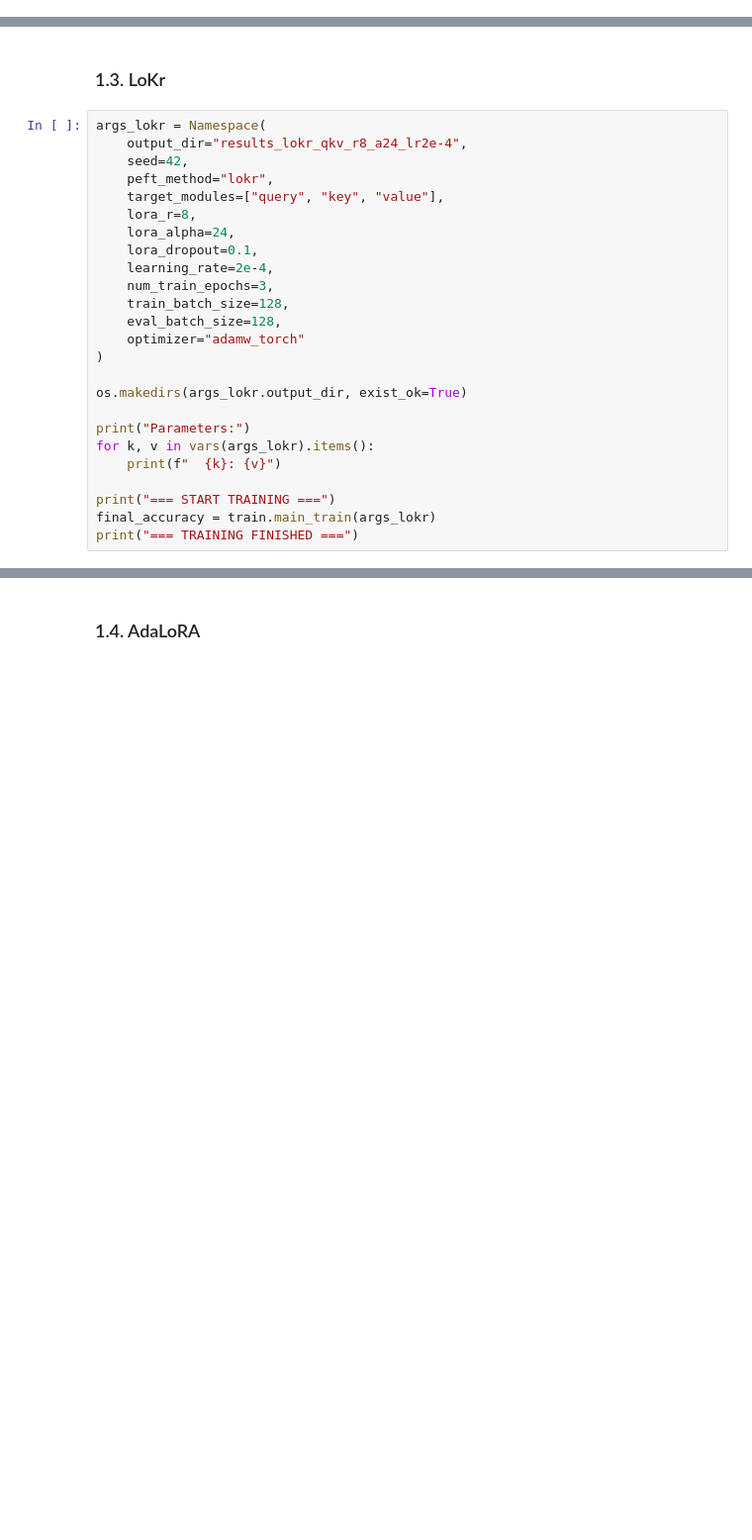
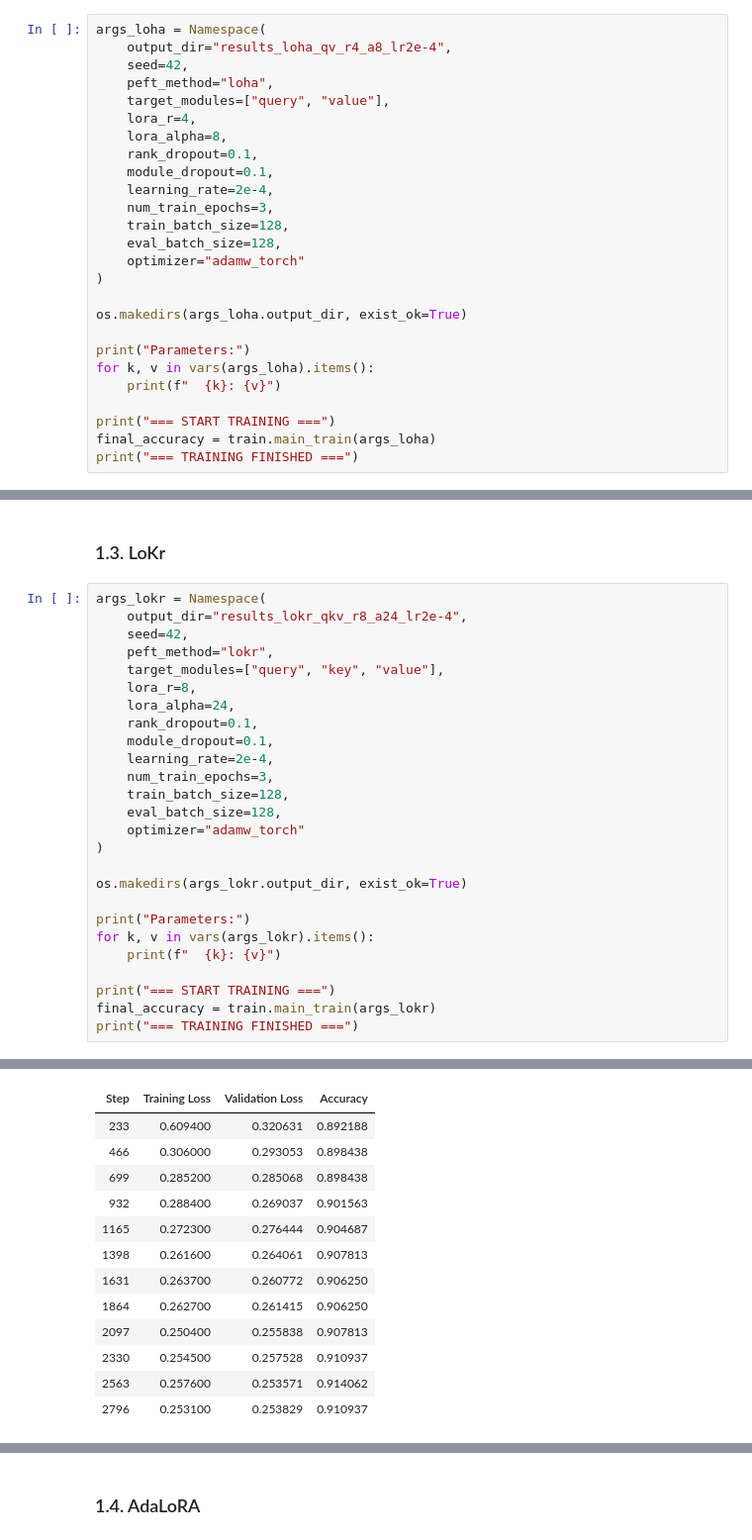
Before and after one commit to Hadlay-Zhang/RoBERTa-LoRA-Finetuning, a Jupyter notebook: Final_Submission.ipynb, the cells around one changed output, grey strips where cells are left out. Shown at 99% size. Drawn from its saved outputs; the diff is of its cells as text; blank space fills up the shorter version.

```diff
--- a/Final_Submission.ipynb
+++ b/Final_Submission.ipynb
@@ -78,0 +167,26 @@ print("=== TRAINING FINISHED ===")
+# %%
+args_loha = Namespace(
+    output_dir="results_loha_qv_r4_a8_lr2e-4",
+    seed=42,
+    peft_method="loha",
+    target_modules=["query", "value"],
+    lora_r=4,
+    lora_alpha=8,
+    rank_dropout=0.1,
+    module_dropout=0.1,
+    learning_rate=2e-4,
+    num_train_epochs=3,
+    train_batch_size=128,
+    eval_batch_size=128,
+    optimizer="adamw_torch"
+)
+
+os.makedirs(args_loha.output_dir, exist_ok=True)
+
+print("Parameters:")
+for k, v in vars(args_loha).items():
+    print(f"  {k}: {v}")
+
+print("=== START TRAINING ===")
+final_accuracy = train.main_train(args_loha)
+print("=== TRAINING FINISHED ===")
@@ -86,7 +283,8 @@ args_lokr = Namespace(
     target_modules=["query", "key", "value"],
     lora_r=8,
     lora_alpha=24,
-    lora_dropout=0.1,
+    rank_dropout=0.1,
+    module_dropout=0.1,
     learning_rate=2e-4,
     num_train_epochs=3,
     train_batch_size=128,
@@ -103,3 +301,4 @@ for k, v in vars(args_lokr).items():
 print("=== START TRAINING ===")
 final_accuracy = train.main_train(args_lokr)
 print("=== TRAINING FINISHED ===")
+# %% [output]
@@ -105,0 +341,13 @@ print("=== TRAINING FINISHED ===")
+| Step | Training Loss | Validation Loss | Accuracy |
+| 233 | 0.609400 | 0.320631 | 0.892188 |
+| 466 | 0.306000 | 0.293053 | 0.898438 |
+| 699 | 0.285200 | 0.285068 | 0.898438 |
+| 932 | 0.288400 | 0.269037 | 0.901563 |
+| 1165 | 0.272300 | 0.276444 | 0.904687 |
+| 1398 | 0.261600 | 0.264061 | 0.907813 |
+| 1631 | 0.263700 | 0.260772 | 0.906250 |
+| 1864 | 0.262700 | 0.261415 | 0.906250 |
+| 2097 | 0.250400 | 0.255838 | 0.907813 |
+| 2330 | 0.254500 | 0.257528 | 0.910937 |
+| 2563 | 0.257600 | 0.253571 | 0.914062 |
+| 2796 | 0.253100 | 0.253829 | 0.910937 |
```
Also changed, not shown: parts of 16 cells of this notebook, 2 other files.
